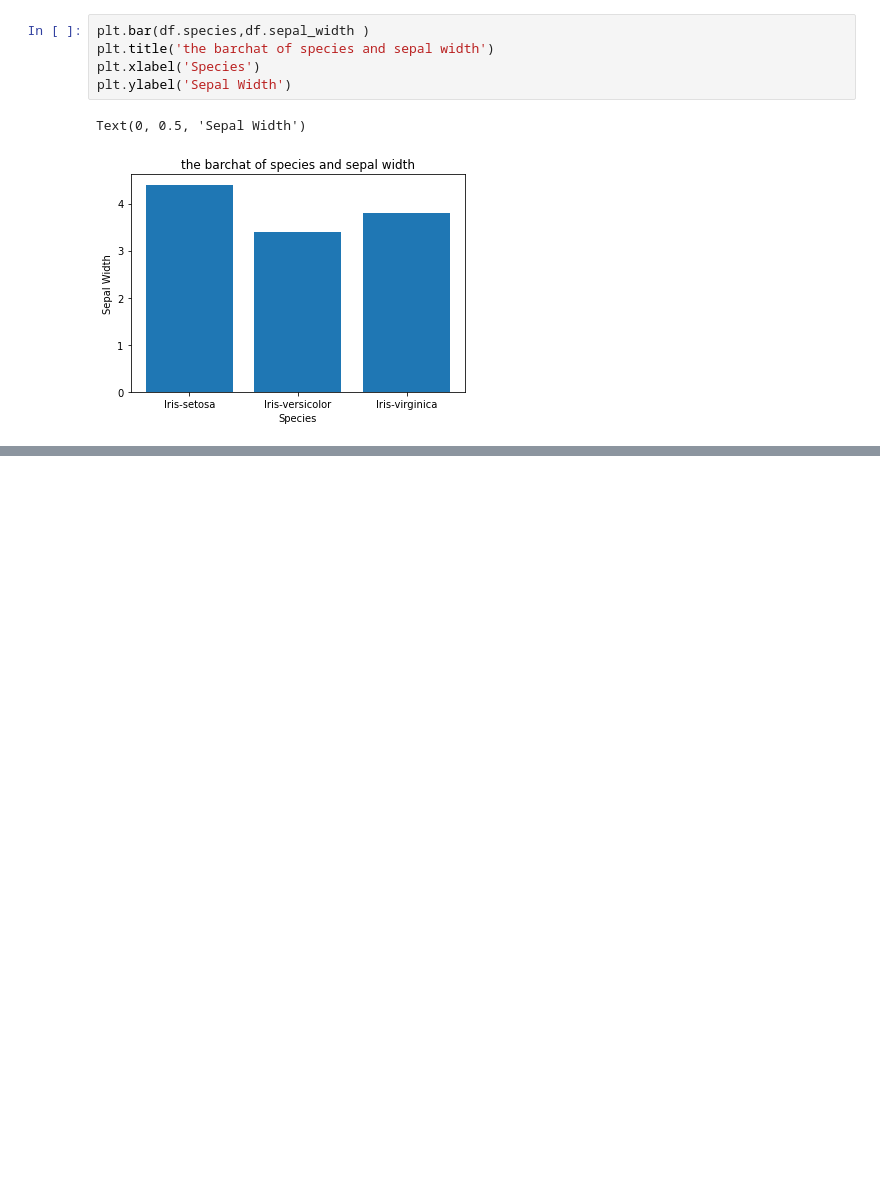
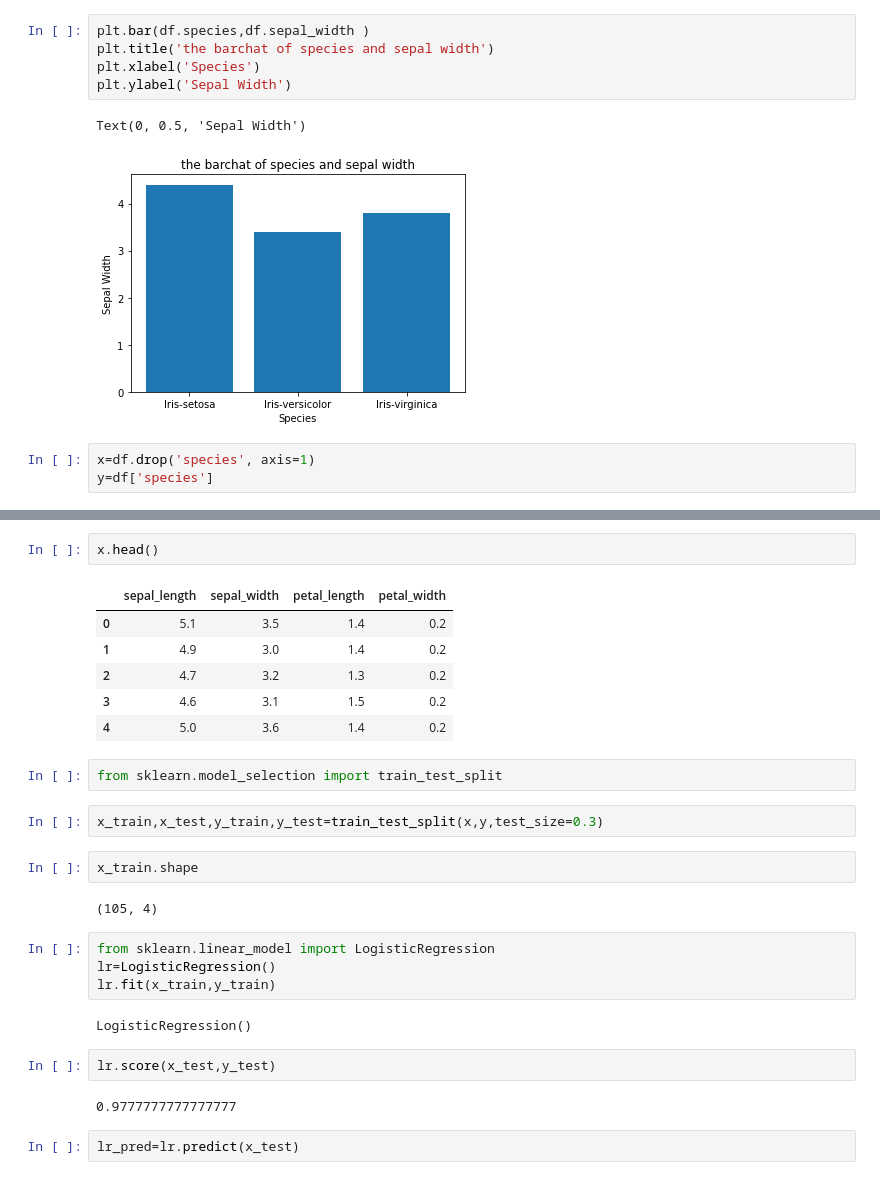
Before and after one commit to alaminmagaga/Iris-analysis, a Jupyter notebook: iris.ipynb, the cells around one changed output, grey strips where cells are left out. Drawn from its saved outputs; the diff is of its cells as text; blank space fills up the shorter version.

```diff
--- a/iris.ipynb
+++ b/iris.ipynb
@@ -94,3 +92,6 @@ plt.ylabel('Sepal Width')
 # %% [output]
 Text(0, 0.5, 'Sepal Width')
 [figure]
+# %%
+x=df.drop('species', axis=1)
+y=df['species']
@@ -96,0 +107,29 @@ Text(0, 0.5, 'Sepal Width')
+# %%
+x.head()
+# %% [output]
+|  | sepal_length | sepal_width | petal_length | petal_width |
+| 0 | 5.1 | 3.5 | 1.4 | 0.2 |
+| 1 | 4.9 | 3.0 | 1.4 | 0.2 |
+| 2 | 4.7 | 3.2 | 1.3 | 0.2 |
+| 3 | 4.6 | 3.1 | 1.5 | 0.2 |
+| 4 | 5.0 | 3.6 | 1.4 | 0.2 |
+# %%
+from sklearn.model_selection import train_test_split
+# %%
+x_train,x_test,y_train,y_test=train_test_split(x,y,test_size=0.3)
+# %%
+x_train.shape
+# %% [output]
+(105, 4)
+# %%
+from sklearn.linear_model import LogisticRegression
+lr=LogisticRegression()
+lr.fit(x_train,y_train)
+# %% [output]
+LogisticRegression()
+# %%
+lr.score(x_test,y_test)
+# %% [output]
+0.9777777777777777
+# %%
+lr_pred=lr.predict(x_test)
```
Also changed, not shown: parts of 9 cells of this notebook, 2 other files.
